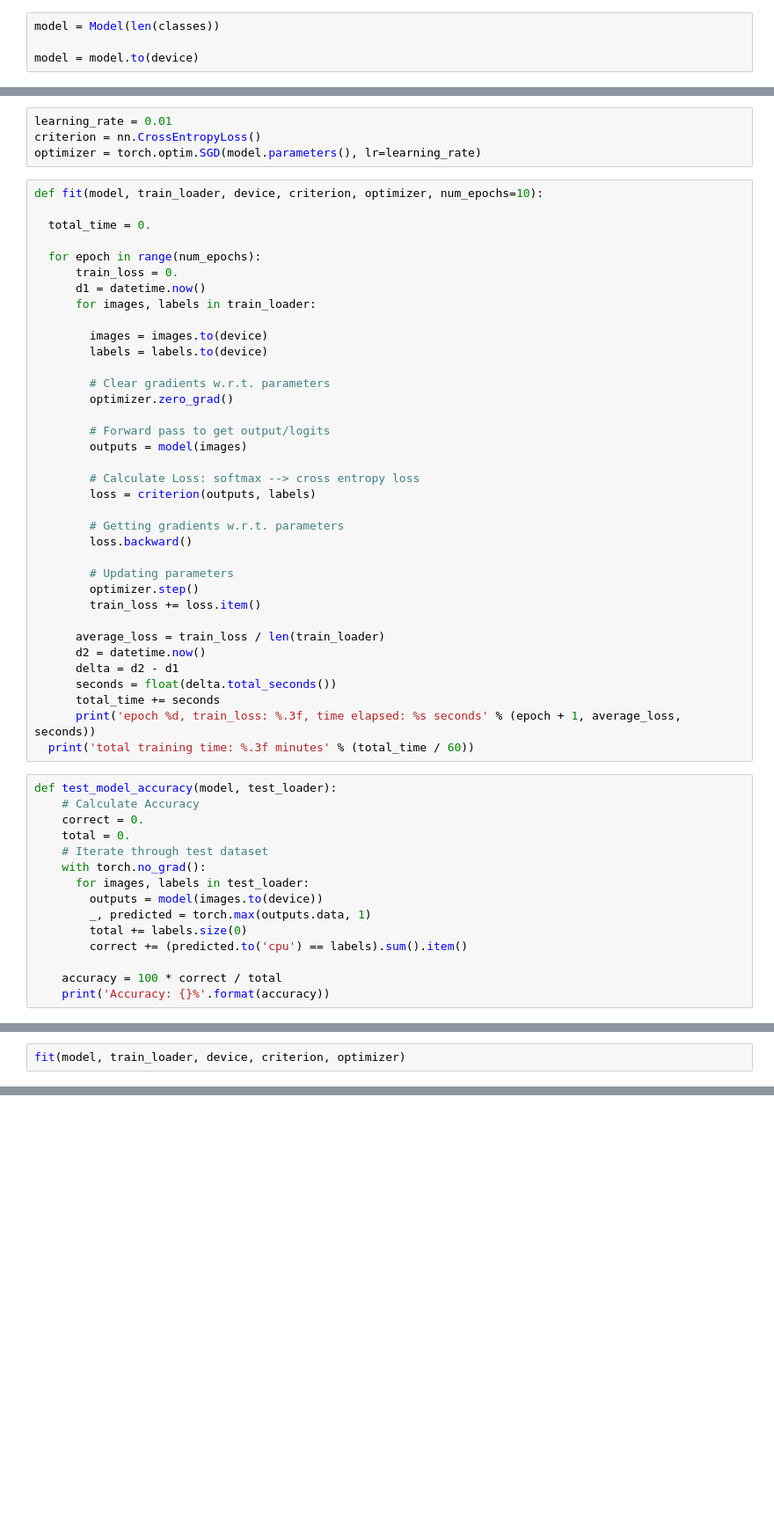
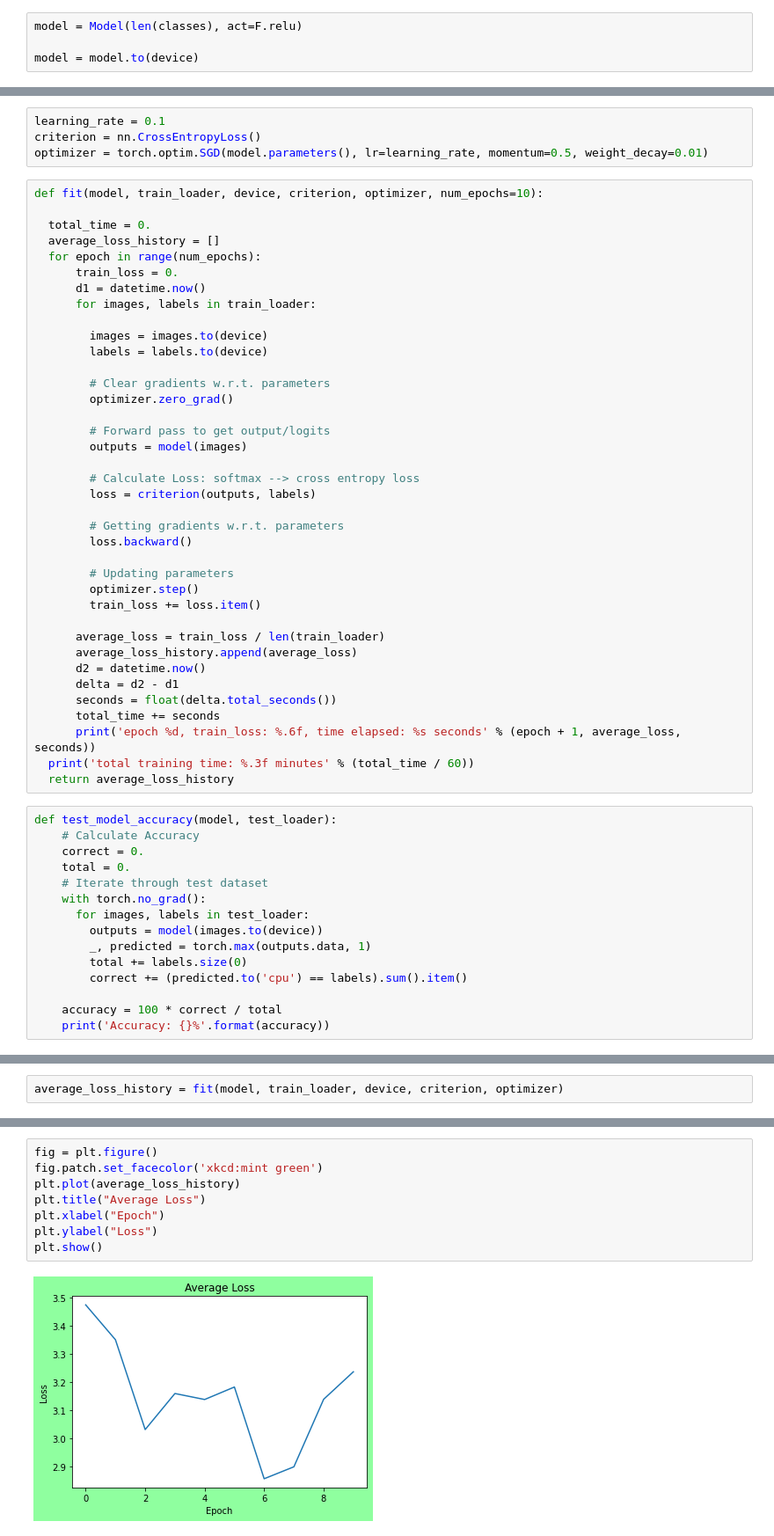
Before and after one commit to soheil647/Artificial_Intelligent, a Jupyter notebook: NeuralNetwork_Pytorch/model.ipynb, the cells around one changed output, grey strips where cells are left out. Shown at 88% size. Drawn from its saved outputs; the diff is of its cells as text; blank space fills up the shorter version.

```diff
--- a/NeuralNetwork_Pytorch/model.ipynb
+++ b/NeuralNetwork_Pytorch/model.ipynb
@@ -189,6 +247,6 @@ print(device)
 # %% [output]
 cuda:0
 # %%
-model = Model(len(classes))
+model = Model(len(classes), act=F.relu)
 
 model = model.to(device)
@@ -195,12 +268,12 @@ model = model.to(device)
 # %%
-learning_rate = 0.01
+learning_rate = 0.1
 criterion = nn.CrossEntropyLoss()
-optimizer = torch.optim.SGD(model.parameters(), lr=learning_rate)
+optimizer = torch.optim.SGD(model.parameters(), lr=learning_rate, momentum=0.5, weight_decay=0.01)
 # %%
 def fit(model, train_loader, device, criterion, optimizer, num_epochs=10):
 
   total_time = 0.
-
+  average_loss_history = []
   for epoch in range(num_epochs):
       train_loss = 0.
       d1 = datetime.now()
@@ -226,12 +299,14 @@ def fit(model, train_loader, device, criterion, optimizer, num_epochs=10):
         train_loss += loss.item()
 
       average_loss = train_loss / len(train_loader)
+      average_loss_history.append(average_loss)
       d2 = datetime.now()
       delta = d2 - d1
       seconds = float(delta.total_seconds())
       total_time += seconds
-      print('epoch %d, train_loss: %.3f, time elapsed: %s seconds' % (epoch + 1, average_loss, seconds))
+      print('epoch %d, train_loss: %.6f, time elapsed: %s seconds' % (epoch + 1, average_loss, seconds))
   print('total training time: %.3f minutes' % (total_time / 60))
+  return average_loss_history
 # %%
 def test_model_accuracy(model, test_loader):
     # Calculate Accuracy
@@ -250,3 +362,3 @@ def test_model_accuracy(model, test_loader):
 # %%
-fit(model, train_loader, device, criterion, optimizer)
+average_loss_history = fit(model, train_loader, device, criterion, optimizer)
 # %% [output]
@@ -265,0 +386,10 @@ test_model_accuracy(model, test_loader)
+# %%
+fig = plt.figure()
+fig.patch.set_facecolor('xkcd:mint green')
+plt.plot(average_loss_history)
+plt.title("Average Loss")
+plt.xlabel("Epoch")
+plt.ylabel("Loss")
+plt.show()
+# %% [output]
+[figure, added]
```
Also changed, not shown: parts of 20 cells of this notebook, 2 other files.
